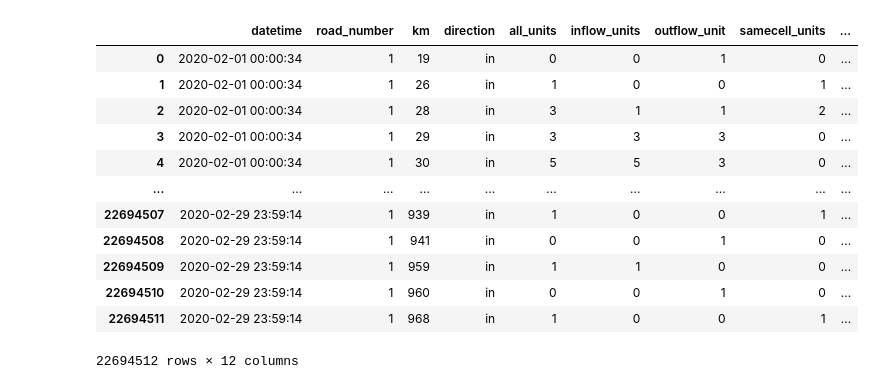
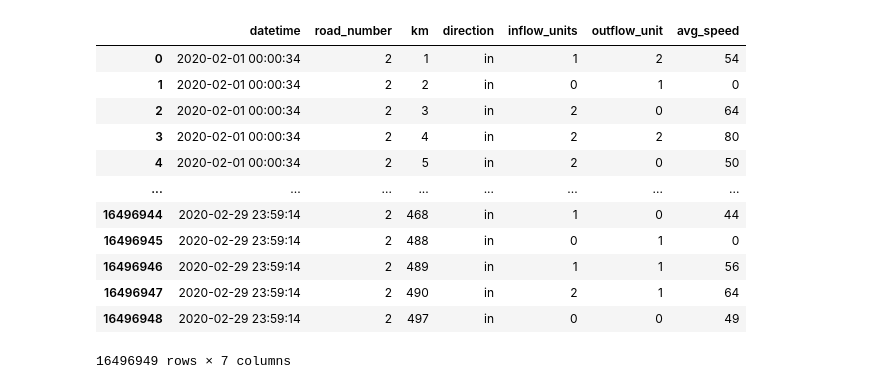
Before and after one commit to Traffic-anomaly-detection/traffic-anomaly-detection, a Jupyter notebook: k-means-test.ipynb, the cells around one changed output. Cells and saved outputs as stored; diff of their text form; code cells hidden in the pictures.

```diff
--- a/k-means-test.ipynb
+++ b/k-means-test.ipynb
@@ -19,19 +20,20 @@ import plotly.offline as py
 import math
 tqdm.pandas()
 # %%
-df = pd.read_csv('./dataset/2020-02-road-1-in.csv',parse_dates=["datetime"])
+df = pd.read_csv('./dataset/2020-02-road-2-in.csv',parse_dates=["datetime"])
+df = df.drop(['all_units','samecell_units','max_speed','avg_traveltime','max_traveltime'],axis=1)
 df
 # %% [output]
-|  | datetime | road_number | km | direction | all_units | inflow_units | outflow_unit | samecell_units | ... |
-| 0 | 2020-02-01 00:00:34 | 1 | 19 | in | 0 | 0 | 1 | 0 | ... |
-| 1 | 2020-02-01 00:00:34 | 1 | 26 | in | 1 | 0 | 0 | 1 | ... |
-| 2 | 2020-02-01 00:00:34 | 1 | 28 | in | 3 | 1 | 1 | 2 | ... |
-| 3 | 2020-02-01 00:00:34 | 1 | 29 | in | 3 | 3 | 3 | 0 | ... |
-| 4 | 2020-02-01 00:00:34 | 1 | 30 | in | 5 | 5 | 3 | 0 | ... |
-| ... | ... | ... | ... | ... | ... | ... | ... | ... | ... |
-| 22694507 | 2020-02-29 23:59:14 | 1 | 939 | in | 1 | 0 | 0 | 1 | ... |
-| 22694508 | 2020-02-29 23:59:14 | 1 | 941 | in | 0 | 0 | 1 | 0 | ... |
-| 22694509 | 2020-02-29 23:59:14 | 1 | 959 | in | 1 | 1 | 0 | 0 | ... |
-| 22694510 | 2020-02-29 23:59:14 | 1 | 960 | in | 0 | 0 | 1 | 0 | ... |
-| 22694511 | 2020-02-29 23:59:14 | 1 | 968 | in | 1 | 0 | 0 | 1 | ... |
+|  | datetime | road_number | km | direction | inflow_units | outflow_unit | avg_speed |
+| 0 | 2020-02-01 00:00:34 | 2 | 1 | in | 1 | 2 | 54 |
+| 1 | 2020-02-01 00:00:34 | 2 | 2 | in | 0 | 1 | 0 |
+| 2 | 2020-02-01 00:00:34 | 2 | 3 | in | 2 | 0 | 64 |
+| 3 | 2020-02-01 00:00:34 | 2 | 4 | in | 2 | 2 | 80 |
+| 4 | 2020-02-01 00:00:34 | 2 | 5 | in | 2 | 0 | 50 |
+| ... | ... | ... | ... | ... | ... | ... | ... |
+| 16496944 | 2020-02-29 23:59:14 | 2 | 468 | in | 1 | 0 | 44 |
+| 16496945 | 2020-02-29 23:59:14 | 2 | 488 | in | 0 | 1 | 0 |
+| 16496946 | 2020-02-29 23:59:14 | 2 | 489 | in | 1 | 1 | 56 |
+| 16496947 | 2020-02-29 23:59:14 | 2 | 490 | in | 2 | 1 | 64 |
+| 16496948 | 2020-02-29 23:59:14 | 2 | 497 | in | 0 | 0 | 49 |
-22694512 rows × 12 columns
+16496949 rows × 7 columns
```
Also changed, not shown: parts of 16 cells of this notebook.
